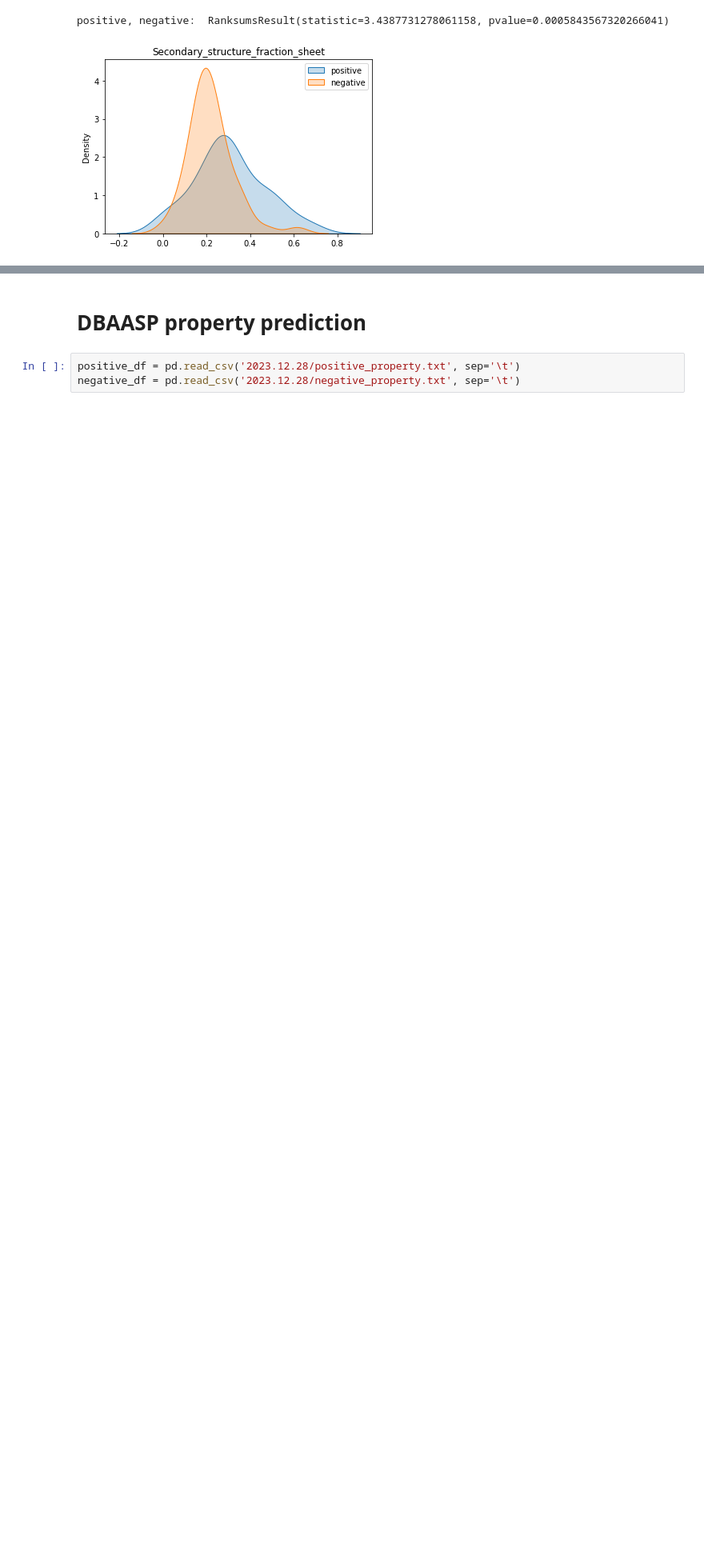
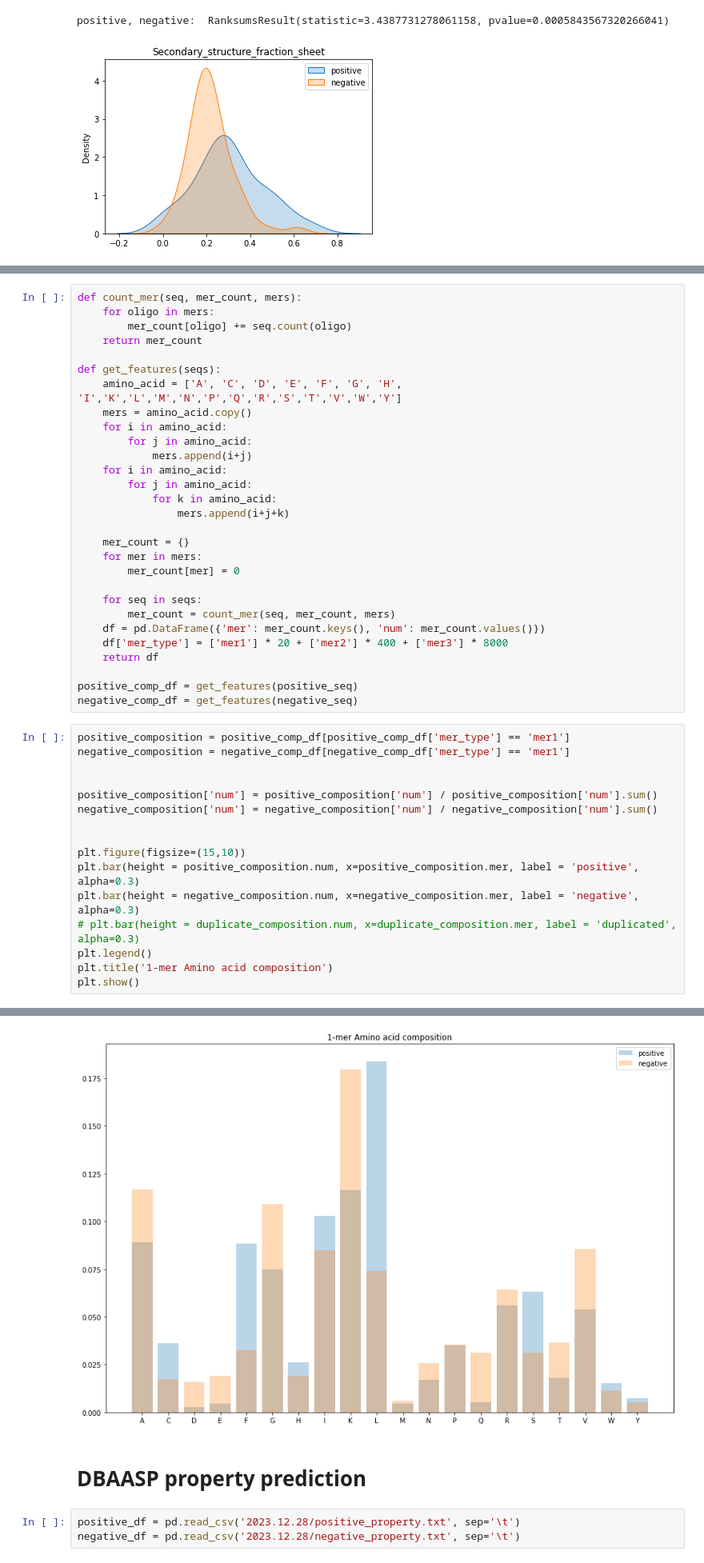
Before and after one commit to qoeogns09/Baekjoon, a Jupyter notebook: 2023.12.28 Gram specific 확인 (1).ipynb, the cells around one changed output, grey strips where cells are left out. Shown at 80% size. Cells and saved outputs as stored; diff of their text form; blank space fills up the shorter version.

```diff
--- a/2023.12.28 Gram specific 확인 (1).ipynb
+++ b/2023.12.28 Gram specific 확인 (1).ipynb
@@ -288,0 +291,46 @@ positive, negative:  RanksumsResult(statistic=3.4387731278061158, pvalue=0.00058
+# %%
+def count_mer(seq, mer_count, mers):
+    for oligo in mers:
+        mer_count[oligo] += seq.count(oligo)
+    return mer_count
+
+def get_features(seqs):
+    amino_acid = ['A', 'C', 'D', 'E', 'F', 'G', 'H', 'I','K','L','M','N','P','Q','R','S','T','V','W','Y']
+    mers = amino_acid.copy()
+    for i in amino_acid:
+        for j in amino_acid:
+            mers.append(i+j)
+    for i in amino_acid:
+        for j in amino_acid:
+            for k in amino_acid:
+                mers.append(i+j+k)
+
+    mer_count = {}
+    for mer in mers:
+        mer_count[mer] = 0
+
+    for seq in seqs:
+        mer_count = count_mer(seq, mer_count, mers)
+    df = pd.DataFrame({'mer': mer_count.keys(), 'num': mer_count.values()})
+    df['mer_type'] = ['mer1'] * 20 + ['mer2'] * 400 + ['mer3'] * 8000
+    return df
+
+positive_comp_df = get_features(positive_seq)
+negative_comp_df = get_features(negative_seq)
+# %%
+positive_composition = positive_comp_df[positive_comp_df['mer_type'] == 'mer1']
+negative_composition = negative_comp_df[negative_comp_df['mer_type'] == 'mer1']
+
+
+positive_composition['num'] = positive_composition['num'] / positive_composition['num'].sum()
+negative_composition['num'] = negative_composition['num'] / negative_composition['num'].sum()
+
+
+plt.figure(figsize=(15,10))
+plt.bar(height = positive_composition.num, x=positive_composition.mer, label = 'positive', alpha=0.3)
+plt.bar(height = negative_composition.num, x=negative_composition.mer, label = 'negative', alpha=0.3)
+# plt.bar(height = duplicate_composition.num, x=duplicate_composition.mer, label = 'duplicated', alpha=0.3)
+plt.legend()
+plt.title('1-mer Amino acid composition')
+plt.show()
+# %% [output]
@@ -289,3 +346,4 @@ positive, negative:  RanksumsResult(statistic=3.4387731278061158, pvalue=0.00058
+[figure, added]
 # %% [markdown]
 # DBAASP property prediction
 # %%
```
Also changed, not shown: parts of 2 cells of this notebook.
